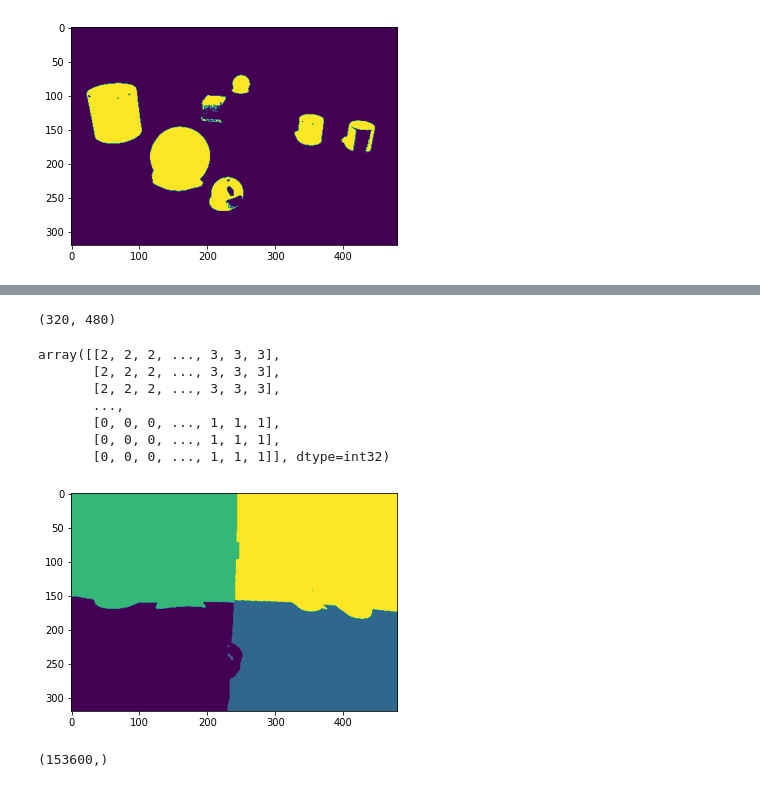
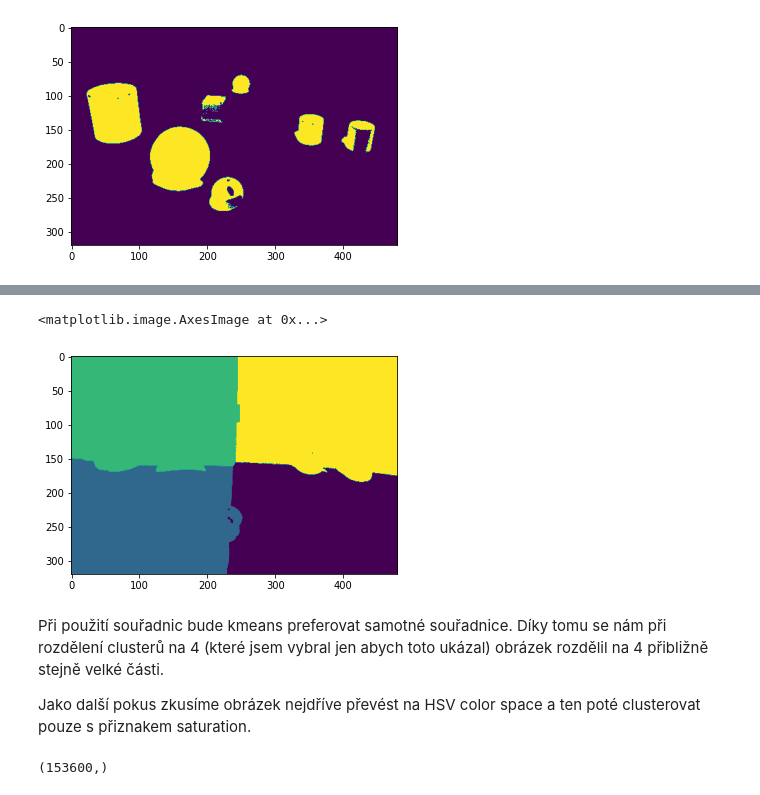
Before and after one commit to Dufko/vzd, a Jupyter notebook: hw_2/notebook.ipynb, the cells around one changed output, grey strips where cells are left out. Drawn from its saved outputs; the diff is of its cells as text; code cells hidden in the pictures.

```diff
--- a/hw_2/notebook.ipynb
+++ b/hw_2/notebook.ipynb
@@ -71,14 +67,12 @@ data = np.array(image)
 # %%
 ### odtud už je to Vaše
-import numpy as np
 from sklearn.cluster import KMeans
-from PIL import Image
-# otevření a převedení do stupňů šedi
+
+data = np.array(image)
 data = np.delete(data,axis=2,obj=3)
-#print(image_array)
+
 w,h,d = tuple(data.shape)
 data = np.reshape(data, (w * h, 3))
-#data
 # %%
 km = KMeans(n_clusters=2, n_init=30, max_iter=300).fit(data)
 result = km.labels_.reshape(w,h)
@@ -90,6 +86,7 @@ plt.imshow(result)
 indexes = []
 y = range(w)
 x = range(h)
-for tmp in y:
-    for tmp2 in x:
-        indexes.append([tmp,tmp2])
+for i in y:
+    for o in x:
+        indexes.append([i,o])
+data_indexed = np.concatenate((data,indexes),axis=1)
@@ -112,20 +93,13 @@ array([[107, 107, 107],
-# %%
-result.shape
-# %% [output]
-(320, 480)
 # %%
 km = KMeans(n_clusters=4, n_init=10, max_iter=300).fit(data_indexed)
 result = km.labels_.reshape(w,h)
 plt.imshow(result)
-result
 # %% [output]
-array([[2, 2, 2, ..., 3, 3, 3],
-       [2, 2, 2, ..., 3, 3, 3],
-       [2, 2, 2, ..., 3, 3, 3],
-       ...,
-       [0, 0, 0, ..., 1, 1, 1],
-       [0, 0, 0, ..., 1, 1, 1],
-       [0, 0, 0, ..., 1, 1, 1]], dtype=int32)
+<matplotlib.image.AxesImage at 0x...>
-[figure, old version]
+[figure, new version]
+# %% [markdown]
+Při použití souřadnic bude kmeans preferovat samotné souřadnice. Díky tomu se nám při rozdělení clusterů na 4 (které jsem vybral jen abych toto ukázal) obrázek rozdělil na 4 přibližně stejně velké části.
+
+Jako další pokus zkusíme obrázek nejdříve převést na HSV color space a ten poté clusterovat pouze s přiznakem saturation.
 # %%
 from matplotlib.colors import rgb_to_hsv
```
Also changed, not shown: parts of 30 cells of this notebook.
